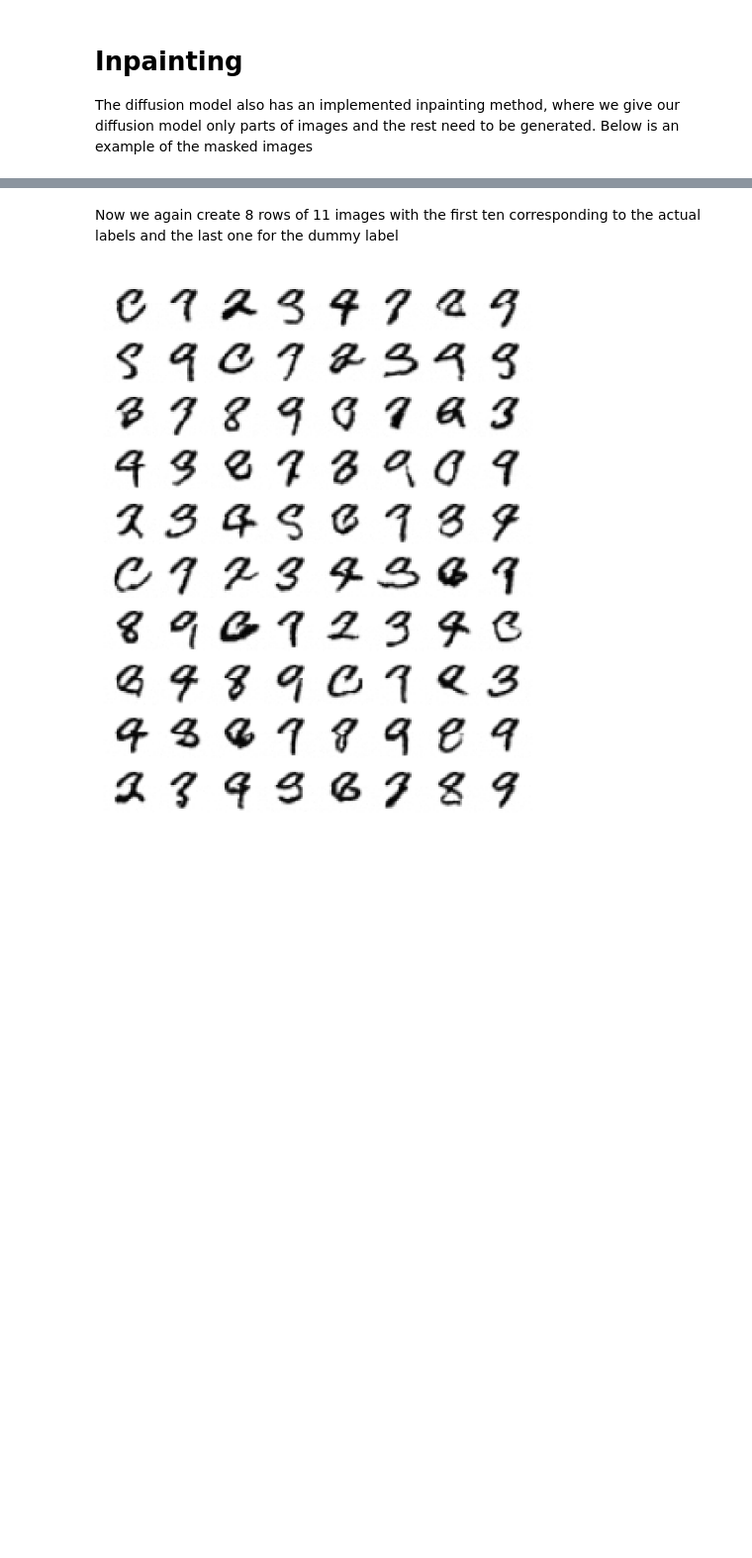
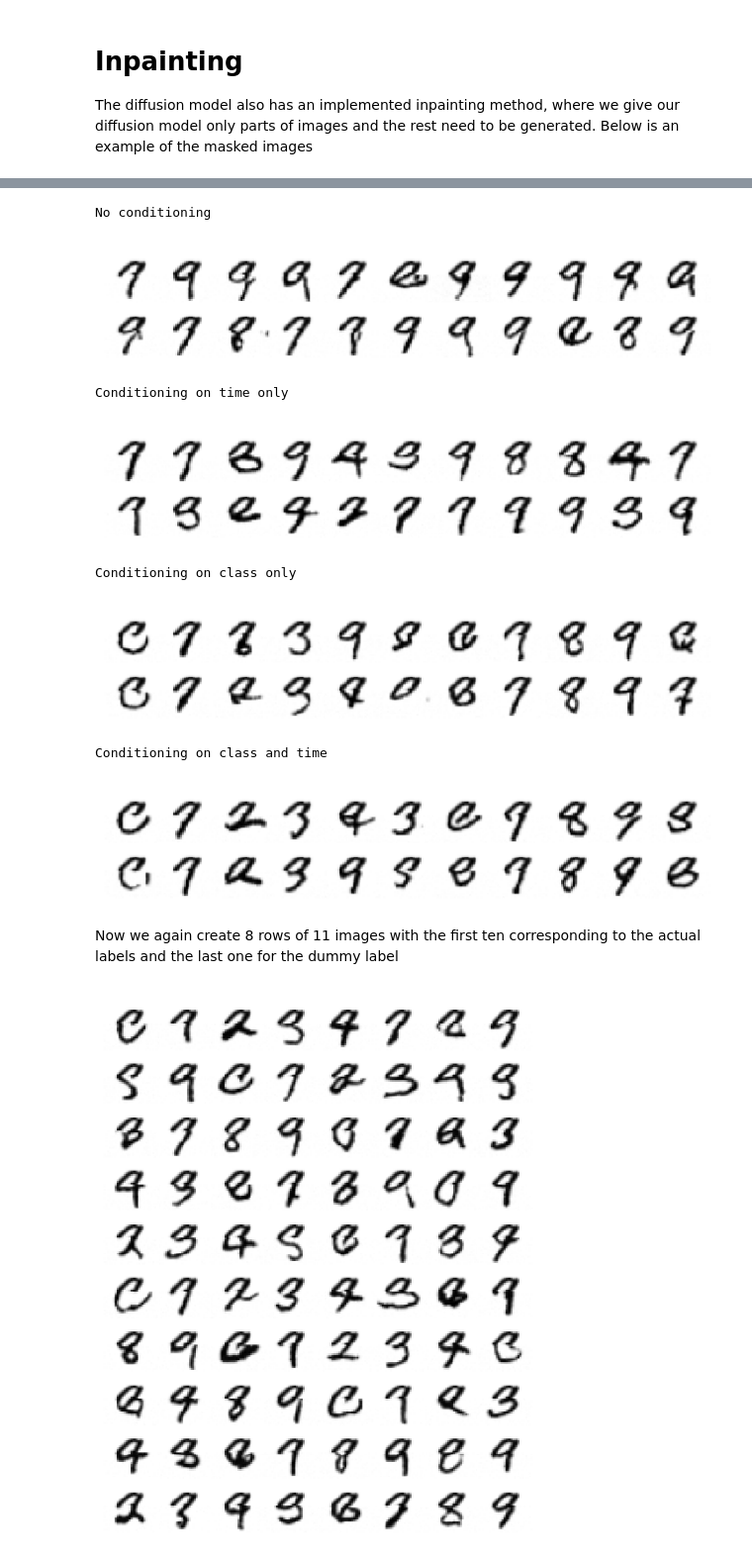
Before and after one commit to juhoitse/DDPM, a Jupyter notebook: DDPM.ipynb, the cells around one changed output, grey strips where cells are left out. Shown at 99% size. Cells and saved outputs as stored; diff of their text form; code cells hidden in the pictures; blank space fills up the shorter version.

```diff
--- a/DDPM.ipynb
+++ b/DDPM.ipynb
@@ -145,0 +175,39 @@ Conditioning:
+# %%
+def inpaint_models(models, titles = None, device = 'cuda:0'):
+    with torch.no_grad():
+        device = torch.device(device)
+        rows = 2
+        num_classes = 11
+        image, label = trainset[4]  # select one image from the dataset
+        images = image[None, 0].tile(rows*num_classes, 1, 1, 1)  # copy the image to generate multiple samples
+        images = images.to(device)
+        labels = torch.cat([torch.arange(num_classes) for _ in range(rows)], dim=0).to(device) # generate labels for the data
+        (batch_size, _, H, W) = images.shape
+
+        # mask out the bottom part of every image
+        mask_known = torch.zeros(batch_size, 1, H, W, dtype=torch.bool, device=device)
+        mask_known[:, :, :H//2, :] = 1
+        images_known = images * mask_known
+
+        samples = []
+        for i, model in enumerate(models):
+            samples = model.inpaint(images_known, mask_known, labels)
+            samples01 = ((samples + 1) / 2).clip(0, 1)
+            if titles is not None:
+                print(titles[i])
+            show_images(samples01[:rows*num_classes], cmap='binary', ncol=11)
+
+titles = ['No conditioning',
+          'Conditioning on time only',
+          'Conditioning on class only',
+          'Conditioning on class and time']
+inpaint_models(models, titles)
+# %% [output]
+No conditioning
+[figure, added]
+Conditioning on time only
+[figure, added]
+Conditioning on class only
+[figure, added]
+Conditioning on class and time
+[figure, added]
```
Also changed, not shown: parts of 10 cells of this notebook, 4 other files.
